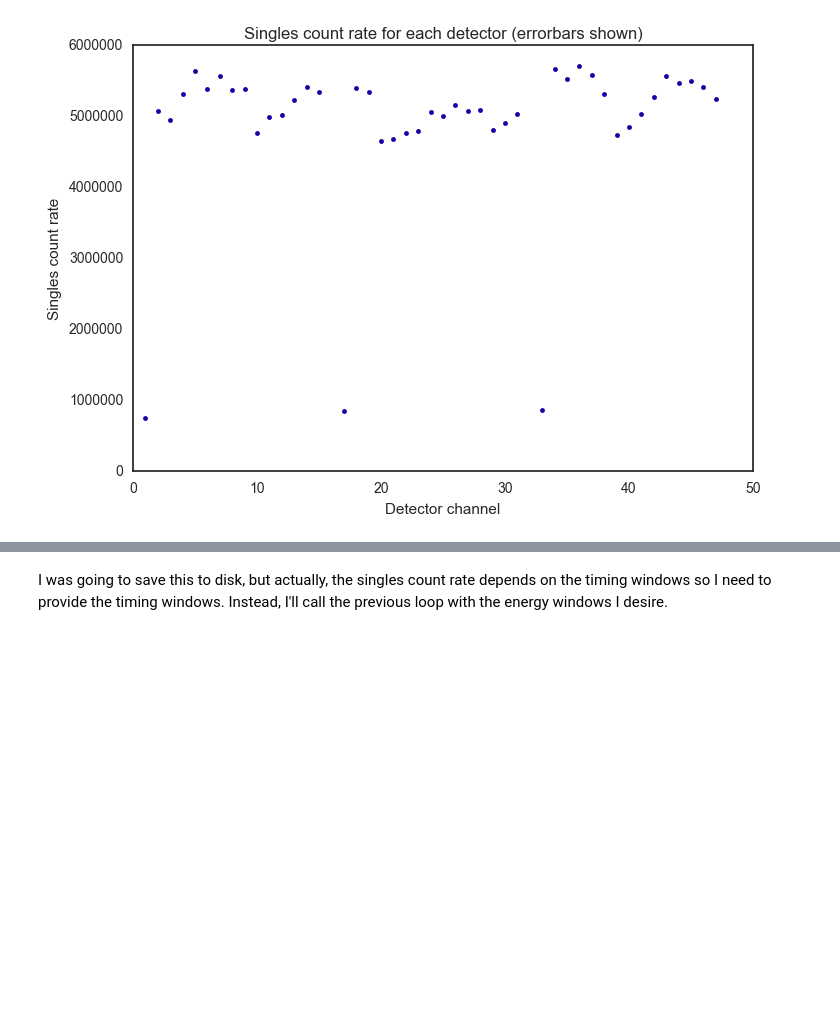
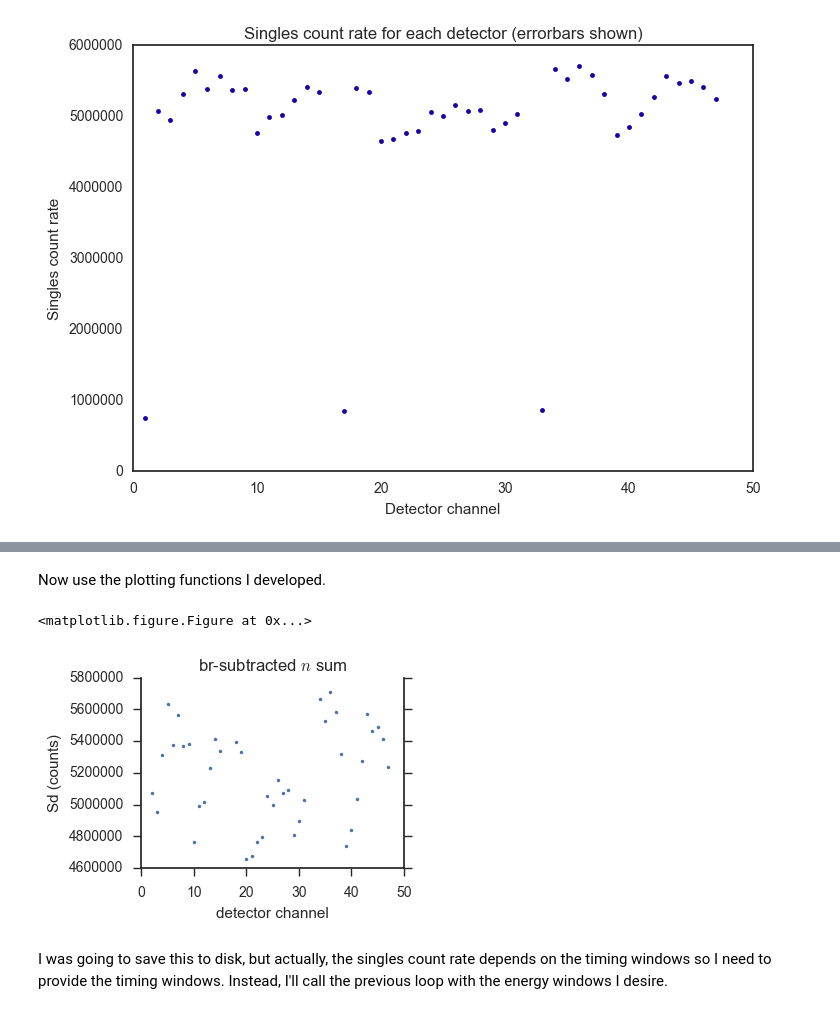
Before and after one commit to pfschus/fission_bicorrelation, a Jupyter notebook: methods/singles_n_sum.ipynb, the cells around one changed output, grey strips where cells are left out. Cells and saved outputs as stored; diff of their text form; code cells hidden in the pictures; blank space fills up the shorter version.

```diff
--- a/methods/singles_n_sum.ipynb
+++ b/methods/singles_n_sum.ipynb
@@ -189,0 +201,9 @@ plt.show()
+# %%
+singles_df = pd.DataFrame.from_dict(dict_index_to_det,orient='index',dtype=np.int8).rename(columns={0:'ch'})
+chIgnore = [1,17,33]
+singles_df = singles_df[~singles_df['ch'].isin(chIgnore)].copy()
+# %%
+singles_df['Sp']= 0.0
+singles_df['Sn']= 0.0
+singles_df['Sd']= 0.0
+singles_df['Sd_err'] = 0.0
@@ -190,2 +219,16 @@ plt.show()
+# %%
+for index in singles_df.index.values:
+    Sp, Sn, Sd, Sd_err = bicorr.calc_n_sum_br(singles_hist, dt_bin_edges_sh, index, emin=emin, emax=emax)
+    singles_df.loc[index,'Sp'] = Sp
+    singles_df.loc[index,'Sn'] = Sn
+    singles_df.loc[index,'Sd'] = Sd
+    singles_df.loc[index,'Sd_err'] = Sd_err
+# %% [markdown]
+Now use the plotting functions I developed.
+# %%
+bicorr_plot.Sd_vs_angle_all(singles_df)
+# %% [output]
+<matplotlib.figure.Figure at 0x...>
+[figure, added]
 # %% [markdown]
 I was going to save this to disk, but actually, the singles count rate depends on the timing windows so I need to provide the timing windows. Instead, I'll call the previous loop with the energy windows I desire.
```
Also changed, not shown: parts of 6 cells of this notebook.
